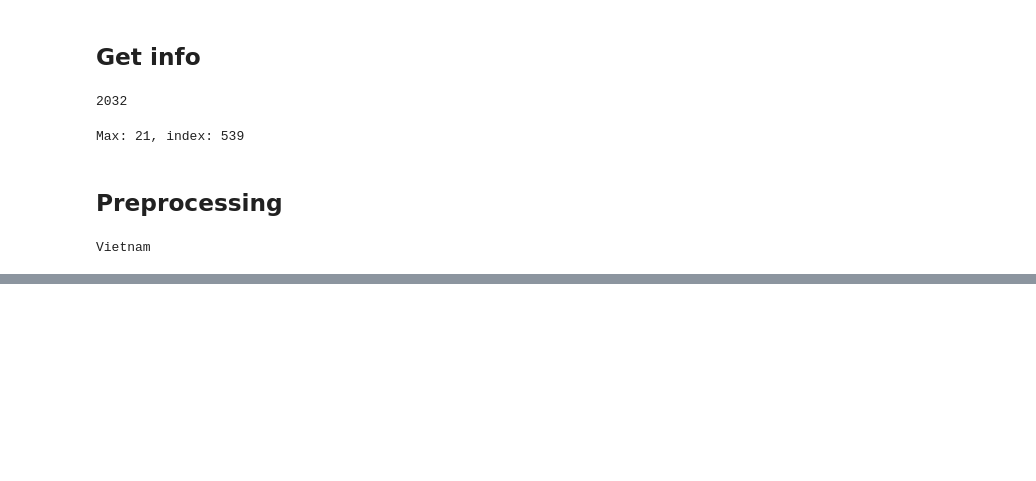
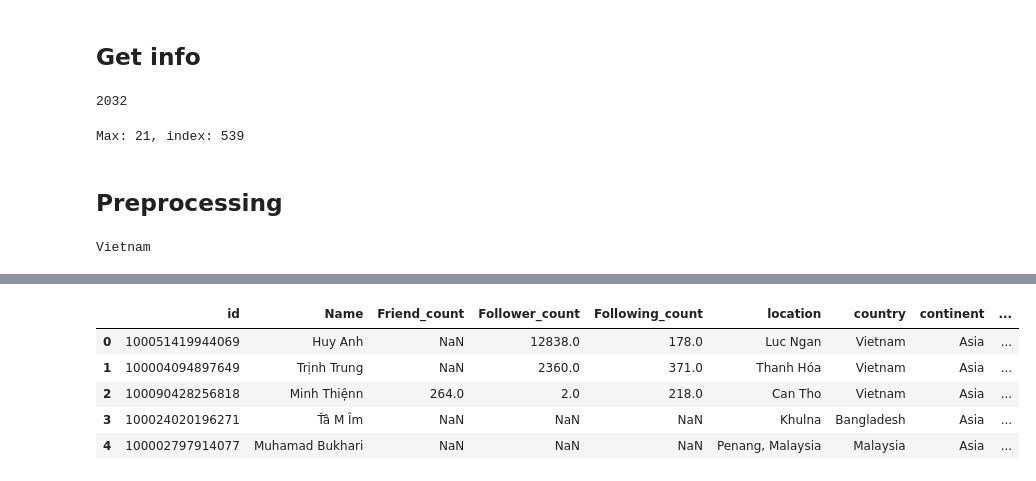
Before and after one commit to longluv1605/final-project-Python-DataAnalyst, a Jupyter notebook: Analysing and Visualising/Analyze_Comments.ipynb, the cells around one changed output, grey strips where cells are left out. Cells and saved outputs as stored; diff of their text form; code cells hidden in the pictures; blank space fills up the shorter version.

```diff
--- a/Analysing and Visualising/Analyze_Comments.ipynb
+++ b/Analysing and Visualising/Analyze_Comments.ipynb
@@ -277,0 +282,9 @@ commenters_df
+# %%
+commenters_df.head()
+# %% [output]
+|  | id | Name | Friend_count | Follower_count | Following_count | location | country | continent | ... |
+| 0 | 100051419944069 | Huy Anh | NaN | 12838.0 | 178.0 | Luc Ngan | Vietnam | Asia | ... |
+| 1 | 100004094897649 | Trịnh Trung | NaN | 2360.0 | 371.0 | Thanh Hóa | Vietnam | Asia | ... |
+| 2 | 100090428256818 | Minh Thiệnn | 264.0 | 2.0 | 218.0 | Can Tho | Vietnam | Asia | ... |
+| 3 | 100024020196271 | Ťâ M Îm | NaN | NaN | NaN | Khulna | Bangladesh | Asia | ... |
+| 4 | 100002797914077 | Muhamad Bukhari | NaN | NaN | NaN | Penang, Malaysia | Malaysia | Asia | ... |
```
Also changed, not shown: parts of 19 cells of this notebook, 3 other files.
